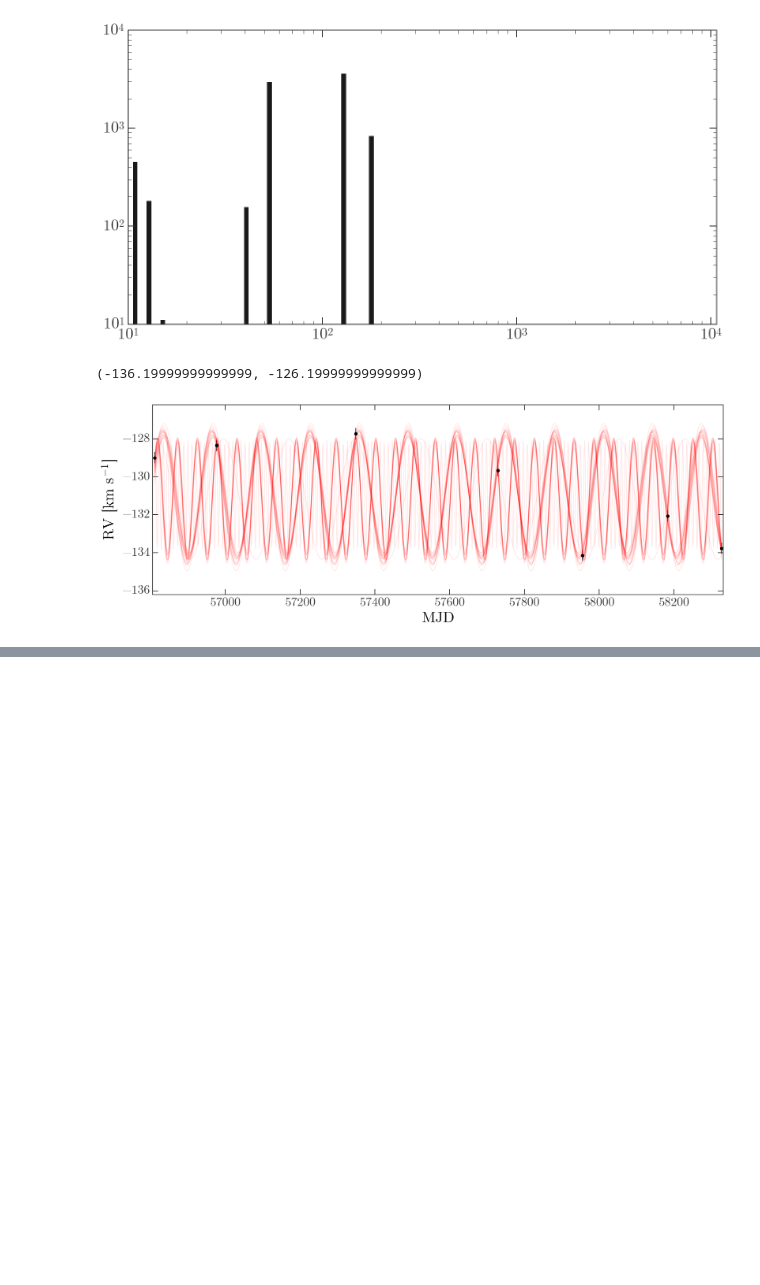
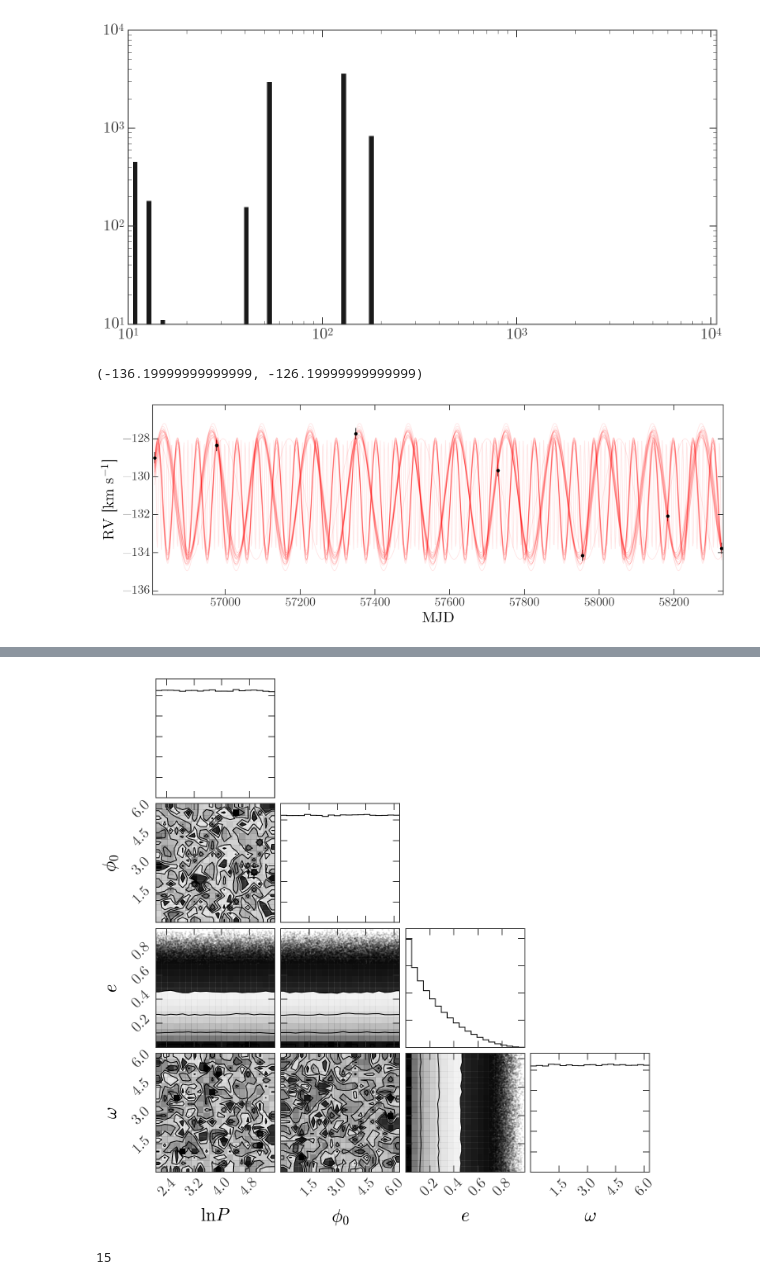
Before and after one commit to adrn/ebak, a Jupyter notebook: notebooks/Sampler hack.ipynb, the cells around one changed output, grey strips where cells are left out. Saved outputs shown, nothing was run; the diff lists cells and outputs as text; code cells hidden in the pictures; blank space fills up the shorter version.

```diff
--- a/notebooks/Sampler hack.ipynb
+++ b/notebooks/Sampler hack.ipynb
@@ -168,0 +186,15 @@ plt.xlim(t.min(), t.max())
+# %%
+P = np.exp(np.random.uniform(np.log(P_min), np.log(P_max), size=n_samples))
+phi0 = np.random.uniform(0, 2*np.pi, size=n_samples)
+ecc = np.random.beta(a=0.867, b=3.03, size=n_samples) # MAGIC NUMBERS: Kipping
+omega = np.random.uniform(0, 2*np.pi, size=n_samples)
+
+# ecc *= 0 # HACK
+# %%
+nl_p = np.vstack((P, phi0, ecc, omega)).T
+# linear parameters are: v0, asini
+# %%
+fig = corner.corner(np.hstack((np.log(nl_p[:,0:1]), nl_p[:,1:])),
+                    labels=['$\ln P$', r'$\phi_0$', '$e$', r'$\omega$'])
+# %% [output]
+[figure, added]
@@ -168,0 +247,4 @@ plt.xlim(t.min(), t.max())
+# %%
+fucky.sum()
+# %% [output]
+15
```
Also changed, not shown: parts of 15 cells of this notebook.
